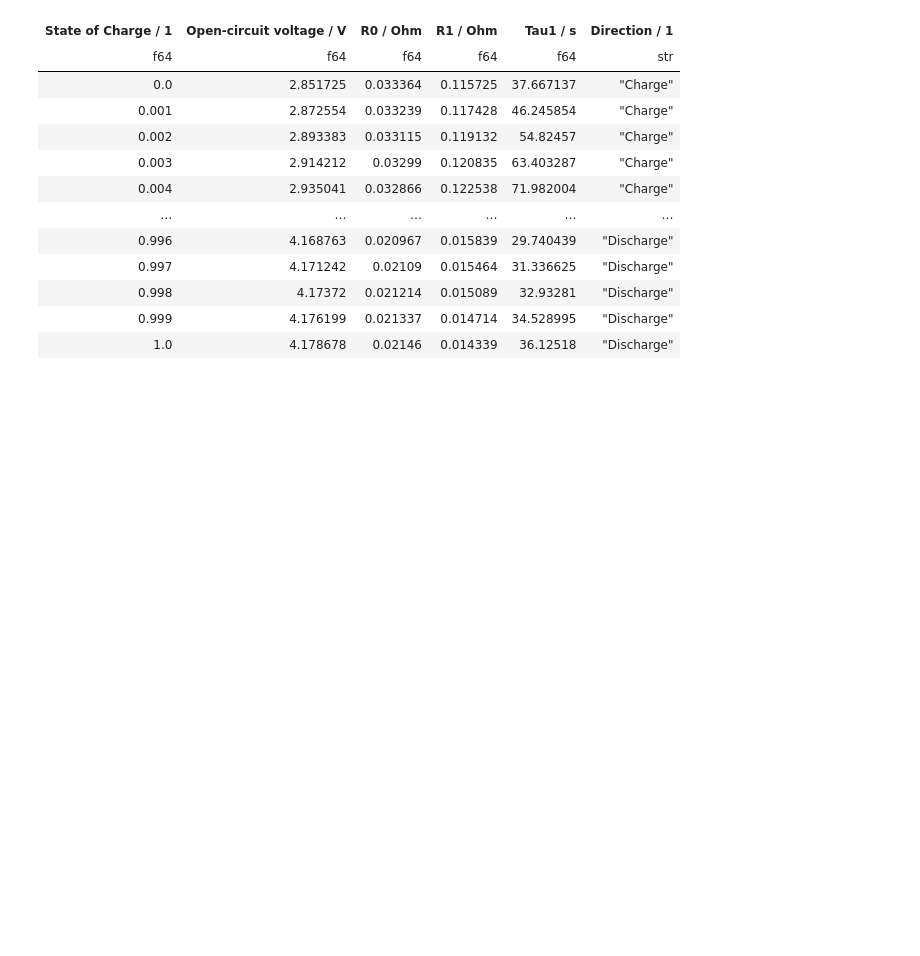
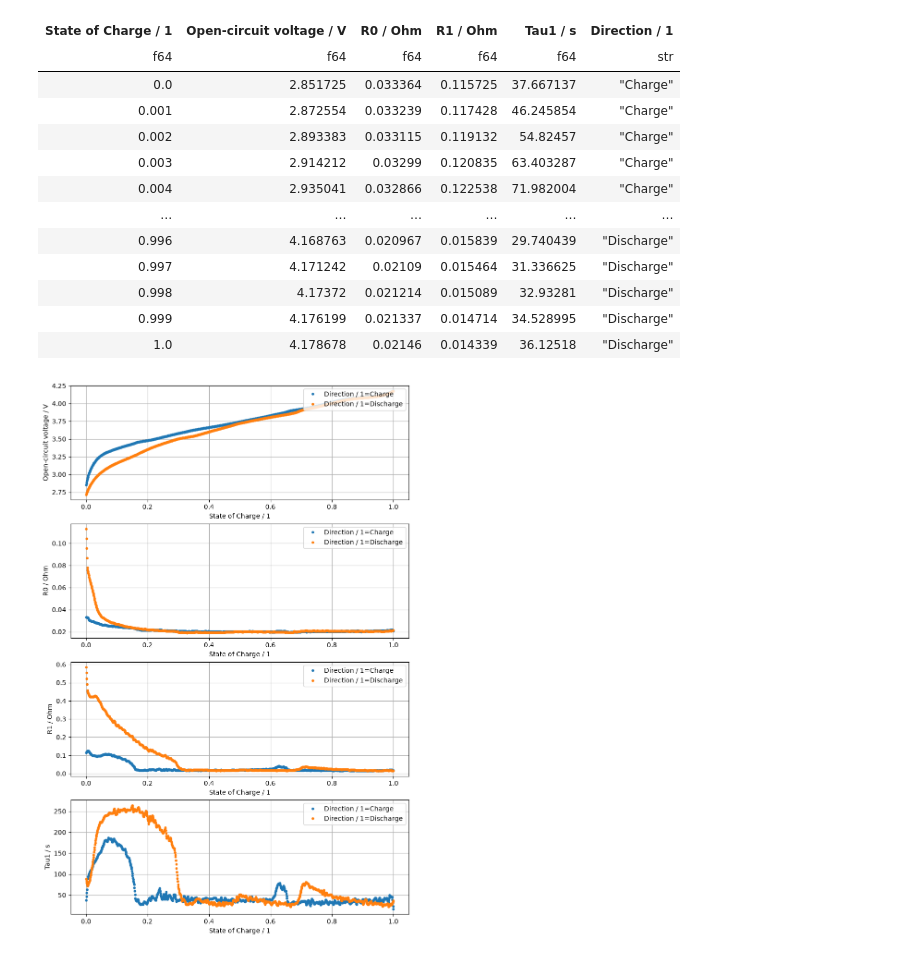
Before and after one commit to DigiBatt/Task-5.4, a Jupyter notebook: ecm_parameters.ipynb, the cells around one changed output. Drawn from its saved outputs; the diff is of its cells as text; code cells hidden in the pictures; blank space fills up the shorter version.

Commit message:
added matplotlib graphs because plotly is ... well

```diff
--- a/ecm_parameters.ipynb
+++ b/ecm_parameters.ipynb
@@ -28,3 +30,22 @@ for col in data.columns:
     if col not in [x_col, c_col]:
         fig = px.scatter(data, x=x_col, y=col, color=c_col, width=1200, height=600)
         fig.show()
+# %%
+x_col = "State of Charge / 1"
+c_col = "Direction / 1"
+y_cols = [col for col in data.columns if col not in [x_col, c_col]]
+fig, axs = plt.subplots(
+    len(y_cols), 1, figsize=(8, 3 * len(y_cols)), constrained_layout=True, sharex=True
+)
+for i, (y_col, ax) in enumerate(zip(y_cols, axs)):
+    ax.set_xlabel(x_col)
+    ax.set_ylabel(y_col)
+    ax.grid(True)
+    for df in data.partition_by(c_col):
+        ax.plot(
+            df[x_col], df[y_col], label=f"{c_col}={df[c_col][0]}", marker=".", ls="none"
+        )
+    ax.xaxis.set_tick_params(labelbottom=True)
+    ax.legend(loc="upper right")
+# %% [output]
+[figure, added]
```
Also changed, not shown: parts of 1 cell of this notebook.
